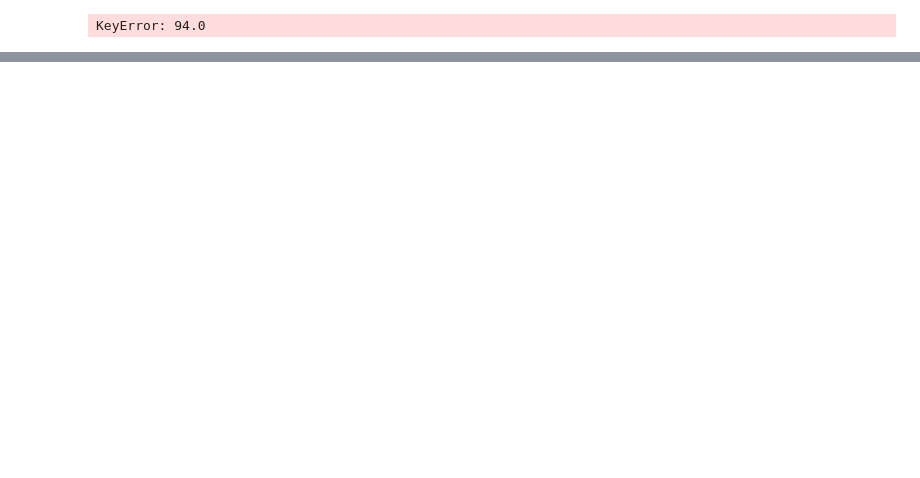
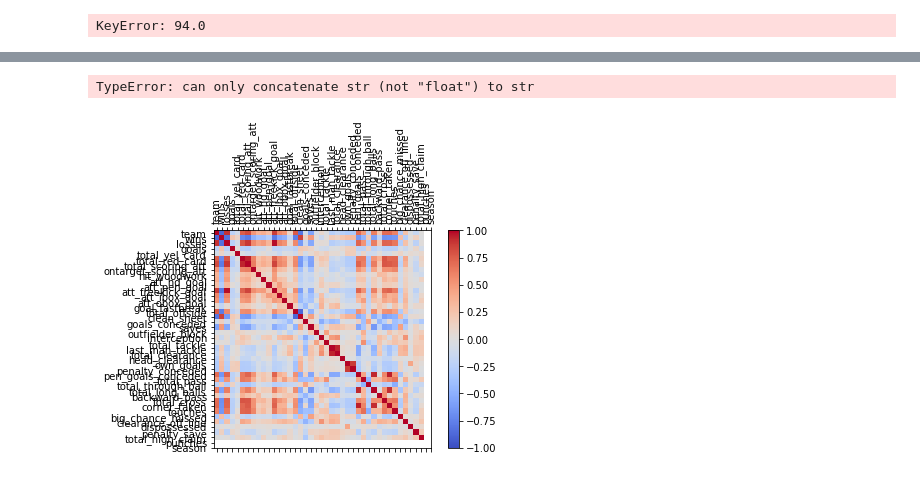
Before and after one commit to Hidalgo71/jupyterNotebook, a Jupyter notebook: eplDATA.ipynb, the cells around one changed output, grey strips where cells are left out. Cells and saved outputs as stored; diff of their text form; code cells hidden in the pictures; blank space fills up the shorter version.

```diff
--- a/eplDATA.ipynb
+++ b/eplDATA.ipynb
@@ -79,3 +77,19 @@ g.fig.suptitle('Team by goals, Own and goals conceded')
 # %% [output]
 IndexError: list index out of range
 [figure]
+# %%
+eplData["Goal by Teams"] = eplData["team"] + eplData["goals"]
+print(eplData["Goal by Teams"].value_counts())
+
+print("=========2=======")
+
+eplData.loc[eplData["Goal by Teams"] == 0, "FsizeD"] = 'singleton'
+eplData.loc[eplData["Goal by Teams"] == 1, "FsizeD"] = 'spouse'
+eplData.loc[(eplData["Goal by Teams"] > 1) &
+            (eplData["Goal by Teams"] < 5), "FsizeD"] = 'singleton'
+eplData.loc[eplData["Goal by Teams"] > 4, "FsizeD"] = 'large'
+
+print(eplData["FsideD"].unique())
+print(eplData["FsideD"].value_counts())
+# %% [output]
+TypeError: can only concatenate str (not "float") to str
@@ -81,0 +98,15 @@ IndexError: list index out of range
+# %%
+corr = eplData.corr()
+fig = plt.figure()
+ax = fig.add_subplot(111)
+cax = ax.matshow(corr, cmap='coolwarm', vmin=-1, vmax=1)
+fig.colorbar(cax)
+ticks = np.arange(0, len(eplData.columns), 1)
+ax.set_xticks(ticks)
+plt.xticks(rotation = 90)
+ax.set_yticks(ticks)
+ax.set_xticklabels(eplData.columns)
+ax.set_yticklabels(eplData.columns)
+plt.show()
+# %% [output]
+[figure, added]
```
Also changed, not shown: parts of 2 cells of this notebook.
